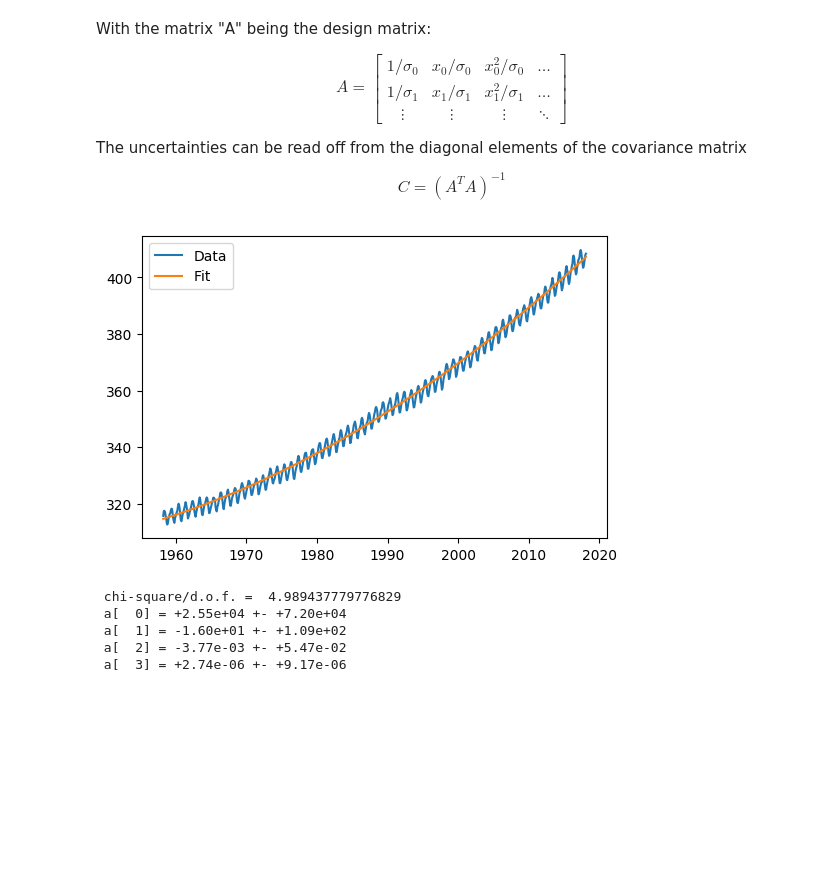
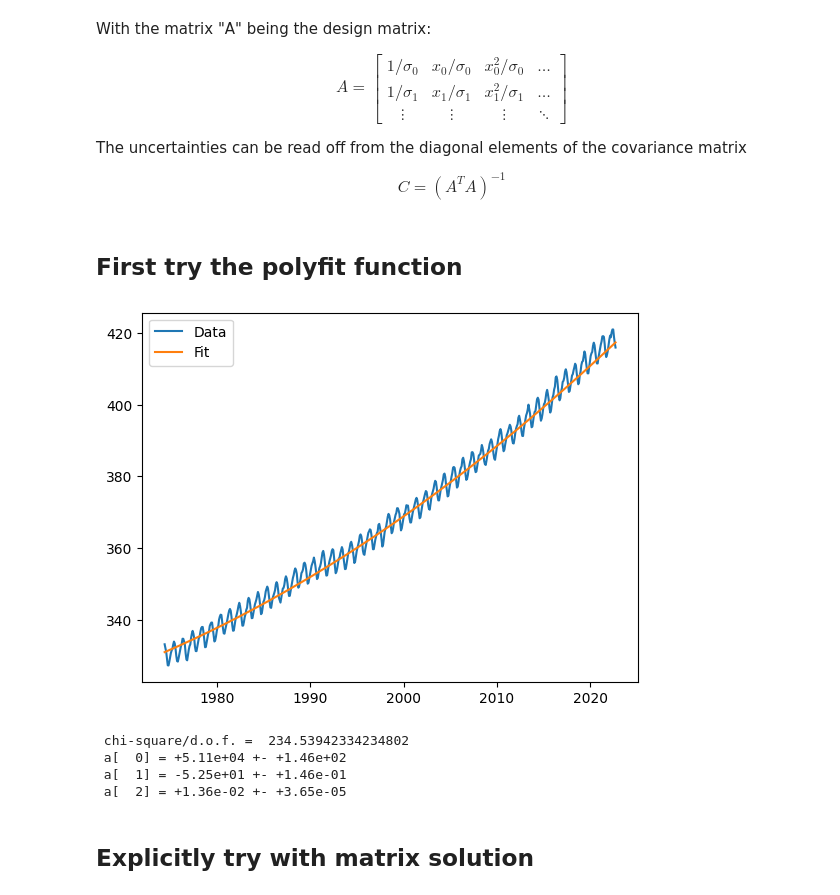
Before and after one commit to ubsuny/CompPhys, a Jupyter notebook: LinearAlgebra/co2_polyfit.ipynb, the cells around one changed output. Cells and saved outputs as stored; diff of their text form; code cells hidden in the pictures; blank space fills up the shorter version.

Commit message:
Somehow the matrix solution got obliterated. Also update this directory to the latest CO2 data

```diff
--- a/LinearAlgebra/co2_polyfit.ipynb
+++ b/LinearAlgebra/co2_polyfit.ipynb
@@ -38,30 +38,33 @@ from read_co2 import read_co2
 # Make the plots a bit bigger to see
 # NOTE: Must be done in a separate cell
 plt.rcParams['figure.dpi'] = 100
+# %% [markdown]
+## First try the polyfit function
 # %%
 # Get the CO2 data
-dates,data = read_co2('co2_mm_mlo.txt')
-
-# Set uncertainties to 1 for all points
-err = np.full_like(data, 1.)
+dates,data,err = read_co2('co2_mm_mlo.txt')
+sel = (data > 0) & (err > 0)
+dates = dates[sel]
+data = data[sel]
+err = err[sel]
 
 # Fit to polynomial
-M = 3
-a, siga, C, chi2, yfit = polyfit(dates,data,err,M)
+a, siga, C, chi2, yfit = polyfit(dates,data,err,2)
 
 plt.plot( dates, data, label="Data")
 plt.plot(dates,yfit, label="Fit")
 plt.legend()
 plt.show()
 
 if len(data) - 3 > 0 :
     print (' chi-square/d.o.f. = ', chi2/(len(data)-3))
-    for i in range(M+1):
+    for i in range(3):
         print ( ' a[%3d] = %+6.2e +- %+6.2e' % (i, a[i], siga[i]) )
 # %% [output]
-[figure, old version]
+[figure, new version]
- chi-square/d.o.f. =  4.989437779776829
- a[  0] = +2.55e+04 +- +7.20e+04
- a[  1] = -1.60e+01 +- +1.09e+02
- a[  2] = -3.77e-03 +- +5.47e-02
- a[  3] = +2.74e-06 +- +9.17e-06
+ chi-square/d.o.f. =  234.53942334234802
+ a[  0] = +5.11e+04 +- +1.46e+02
+ a[  1] = -5.25e+01 +- +1.46e-01
+ a[  2] = +1.36e-02 +- +3.65e-05
+# %% [markdown]
+## Explicitly try with matrix solution
```
Also changed, not shown: parts of 5 cells of this notebook, 2 other files.
